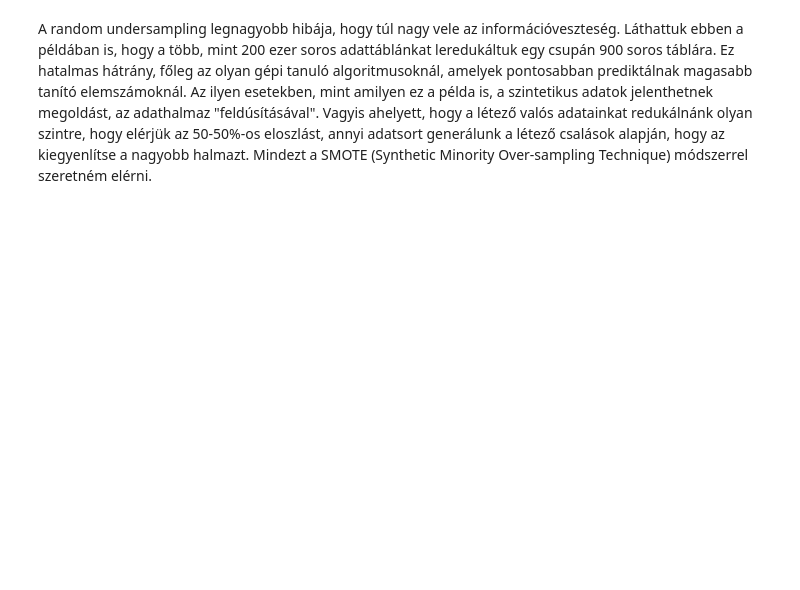
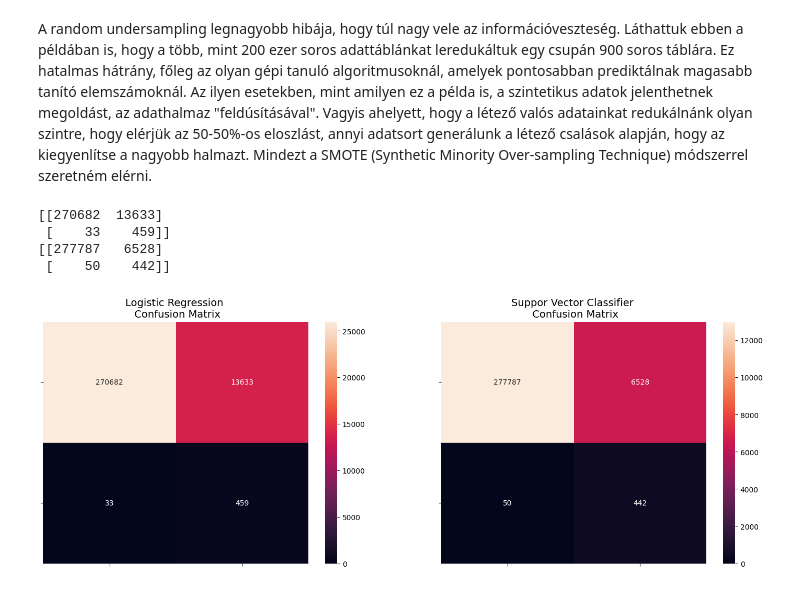
Before and after one commit to allmannd/syntheticdata, a Jupyter notebook: fraud_detection.ipynb, the cells around one changed output. Cells and saved outputs as stored; diff of their text form; code cells hidden in the pictures; blank space fills up the shorter version.

```diff
--- a/fraud_detection.ipynb
+++ b/fraud_detection.ipynb
@@ -278,2 +363,34 @@ plt.show()
 # %% [markdown]
 A random undersampling legnagyobb hibája, hogy túl nagy vele az információveszteség. Láthattuk ebben a példában is, hogy a több, mint 200 ezer soros adattáblánkat leredukáltuk egy csupán 900 soros táblára. Ez hatalmas hátrány, főleg az olyan gépi tanuló algoritmusoknál, amelyek pontosabban prediktálnak magasabb tanító elemszámoknál. Az ilyen esetekben, mint amilyen ez a példa is, a szintetikus adatok jelenthetnek megoldást, az adathalmaz "feldúsításával". Vagyis ahelyett, hogy a létező valós adatainkat redukálnánk olyan szintre, hogy elérjük az 50-50%-os eloszlást, annyi adatsort generálunk a létező csalások alapján, hogy az kiegyenlítse a nagyobb halmazt. Mindezt a SMOTE (Synthetic Minority Over-sampling Technique) módszerrel szeretném elérni.
+# %%
+from sklearn.metrics import confusion_matrix
+
+y_pred_logreg_original = logreg.predict(X_original)
+y_pred_svc_original = svc.predict(X_original)
+
+
+log_reg_cf = confusion_matrix(y_original, y_pred_logreg_original)
+svc_cf = confusion_matrix(y_original, y_pred_svc_original)
+
+print(log_reg_cf)
+print(svc_cf)
+
+fig, (ax1, ax2) = plt.subplots(1, 2,figsize=(18,6))
+
+sns.heatmap(log_reg_cf, ax=ax1,vmin=0, vmax=26000, annot=True, fmt='g')
+ax1.set_title("Logistic Regression \n Confusion Matrix", fontsize=14)
+ax1.set_xticklabels(['', ''], fontsize=8, rotation=90)
+ax1.set_yticklabels(['', ''], fontsize=8, rotation=360)
+
+sns.heatmap(svc_cf, ax=ax2,vmin=0,vmax=13000, annot=True, fmt='g')
+ax2.set_title("Suppor Vector Classifier \n Confusion Matrix", fontsize=14)
+ax2.set_xticklabels(['', ''], fontsize=8, rotation=90)
+ax2.set_yticklabels(['', ''], fontsize=8, rotation=360)
+
+plt.show()
+# %% [output]
+[[270682  13633]
+ [    33    459]]
+[[277787   6528]
+ [    50    442]]
+[figure, added]
```
Also changed, not shown: parts of 15 cells of this notebook.
